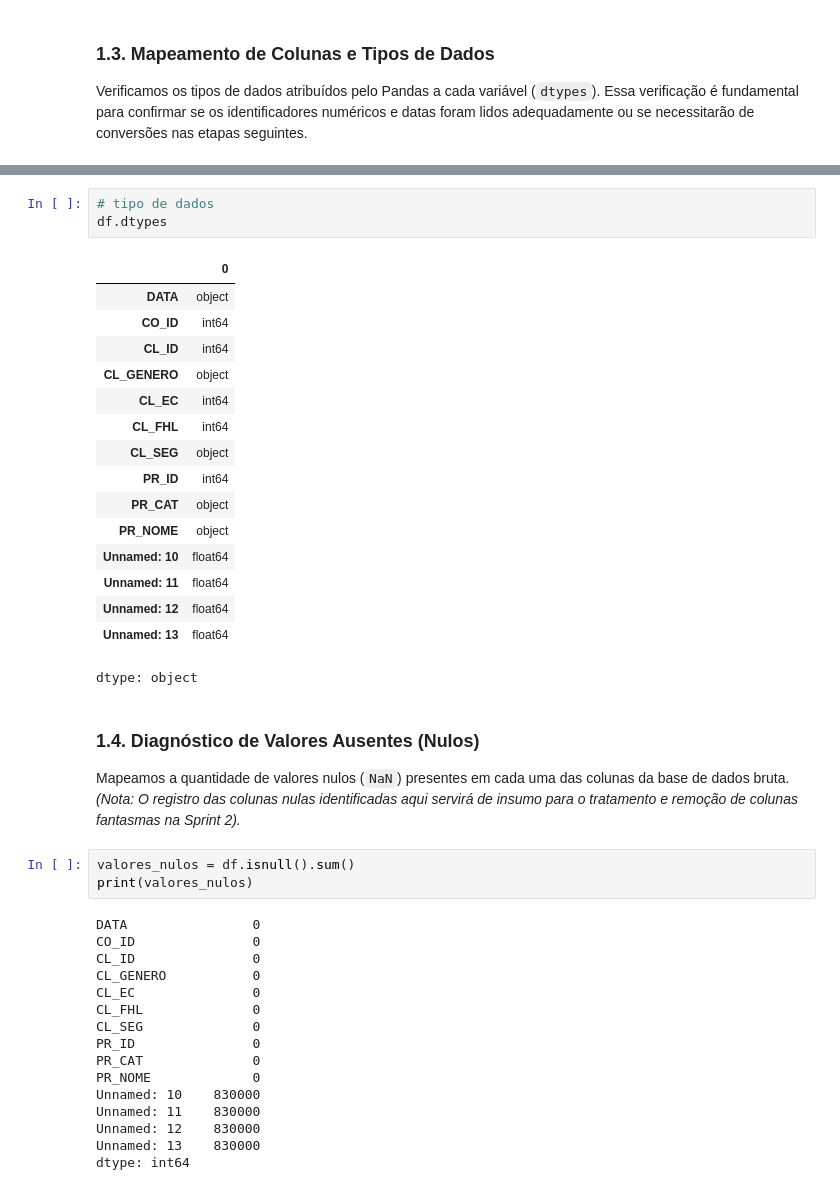
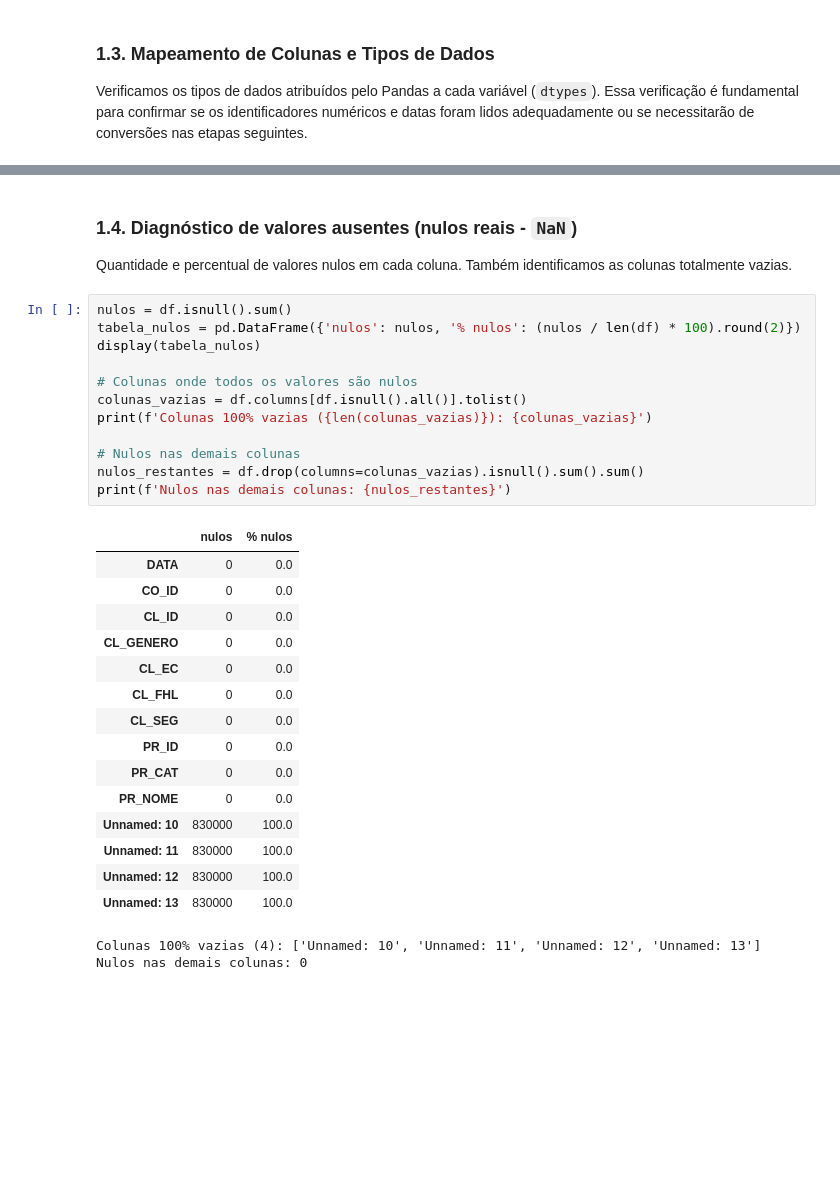
Before and after one commit to vickygaggi/Miniprojeto_MariaVictoriaGaggi_T8, a Jupyter notebook: Miniprojeto_MariaVictoriaGaggi_T8.ipynb, the cells around one changed output, grey strips where cells are left out. Cells and saved outputs as stored; diff of their text form; blank space fills up the shorter version.

```diff
--- a/Miniprojeto_MariaVictoriaGaggi_T8.ipynb
+++ b/Miniprojeto_MariaVictoriaGaggi_T8.ipynb
@@ -108,45 +93,35 @@ df.columns.tolist()
-# %%
-# tipo de dados
-df.dtypes
-# %% [output]
-|  | 0 |
-| DATA | object |
-| CO_ID | int64 |
-| CL_ID | int64 |
-| CL_GENERO | object |
-| CL_EC | int64 |
-| CL_FHL | int64 |
-| CL_SEG | object |
-| PR_ID | int64 |
-| PR_CAT | object |
-| PR_NOME | object |
-| Unnamed: 10 | float64 |
-| Unnamed: 11 | float64 |
-| Unnamed: 12 | float64 |
-| Unnamed: 13 | float64 |
-dtype: object
-# %% [markdown]
-### 1.4. Diagnóstico de Valores Ausentes (Nulos)
-Mapeamos a quantidade de valores nulos (`NaN`) presentes em cada uma das colunas da base de dados bruta.
-*(Nota: O registro das colunas nulas identificadas aqui servirá de insumo para o tratamento e remoção de colunas fantasmas na Sprint 2).*
-# %%
-valores_nulos = df.isnull().sum()
-print(valores_nulos)
-# %% [output]
-DATA                0
-CO_ID               0
-CL_ID               0
-CL_GENERO           0
-CL_EC               0
-CL_FHL              0
-CL_SEG              0
-PR_ID               0
-PR_CAT              0
-PR_NOME             0
-Unnamed: 10    830000
-Unnamed: 11    830000
-Unnamed: 12    830000
-Unnamed: 13    830000
-dtype: int64
+# %% [markdown]
+### 1.4. Diagnóstico de valores ausentes (nulos reais - `NaN`)
+Quantidade e percentual de valores nulos em cada coluna. Também identificamos as colunas totalmente vazias.
+# %%
+nulos = df.isnull().sum()
+tabela_nulos = pd.DataFrame({'nulos': nulos, '% nulos': (nulos / len(df) * 100).round(2)})
+display(tabela_nulos)
+
+# Colunas onde todos os valores são nulos
+colunas_vazias = df.columns[df.isnull().all()].tolist()
+print(f'Colunas 100% vazias ({len(colunas_vazias)}): {colunas_vazias}')
+
+# Nulos nas demais colunas
+nulos_restantes = df.drop(columns=colunas_vazias).isnull().sum().sum()
+print(f'Nulos nas demais colunas: {nulos_restantes}')
+# %% [output]
+|  | nulos | % nulos |
+| DATA | 0 | 0.0 |
+| CO_ID | 0 | 0.0 |
+| CL_ID | 0 | 0.0 |
+| CL_GENERO | 0 | 0.0 |
+| CL_EC | 0 | 0.0 |
+| CL_FHL | 0 | 0.0 |
+| CL_SEG | 0 | 0.0 |
+| PR_ID | 0 | 0.0 |
+| PR_CAT | 0 | 0.0 |
+| PR_NOME | 0 | 0.0 |
+| Unnamed: 10 | 830000 | 100.0 |
+| Unnamed: 11 | 830000 | 100.0 |
+| Unnamed: 12 | 830000 | 100.0 |
+| Unnamed: 13 | 830000 | 100.0 |
+Colunas 100% vazias (4): ['Unnamed: 10', 'Unnamed: 11', 'Unnamed: 12', 'Unnamed: 13']
+Nulos nas demais colunas: 0
 # %% [markdown]
 ### 1.5. Diagnóstico de Linhas Duplicadas
```
Also changed, not shown: parts of 17 cells of this notebook.
